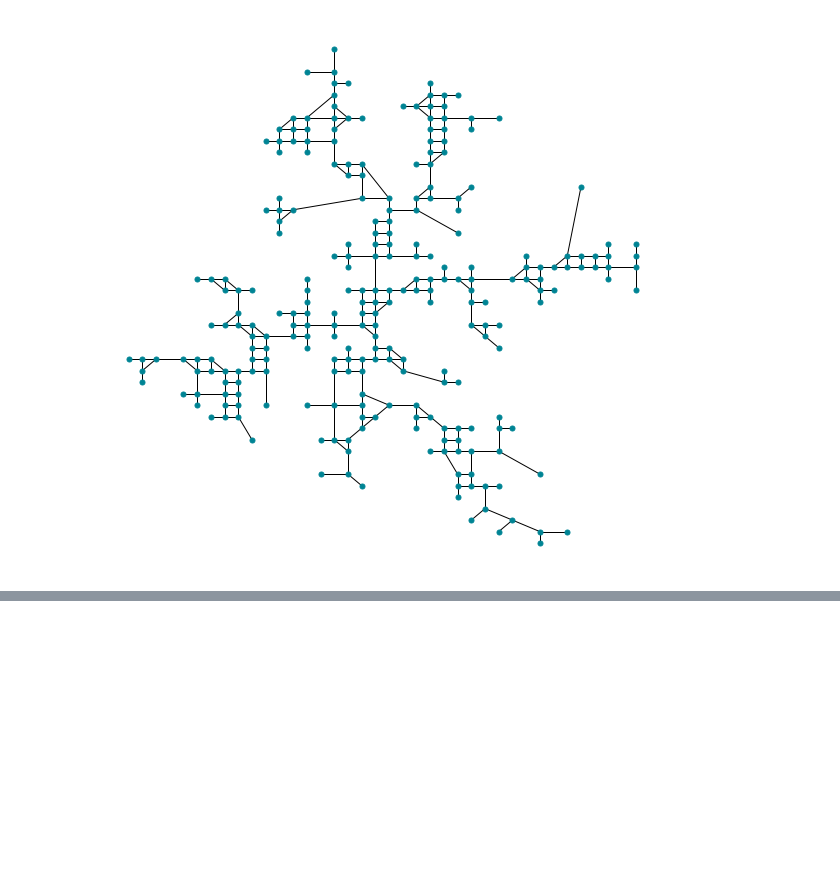
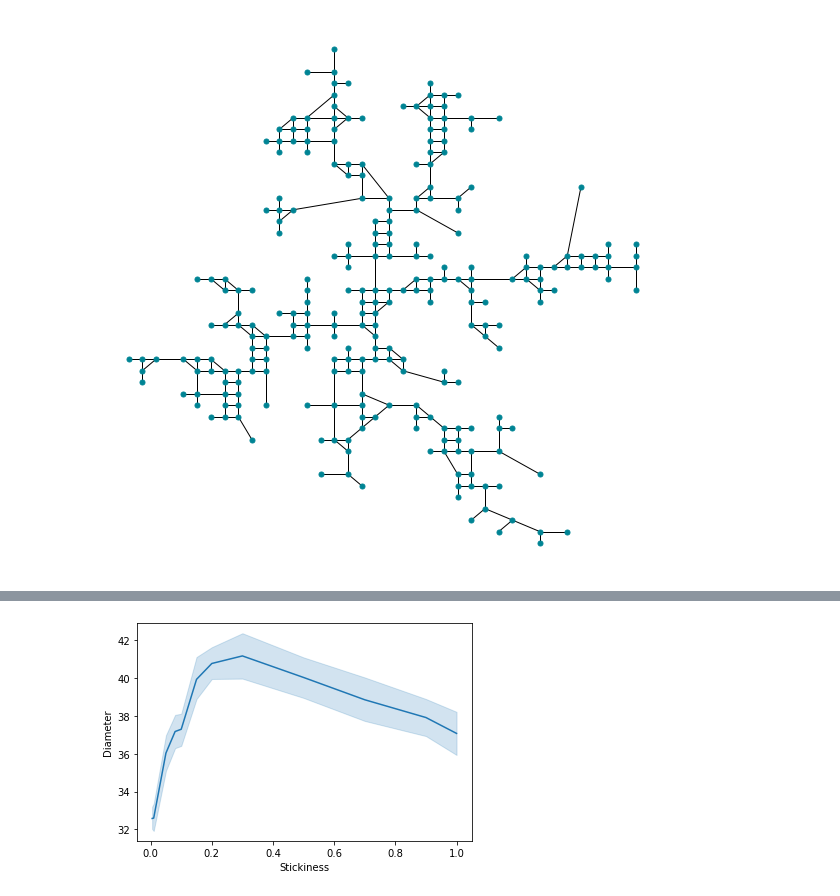
Before and after one commit to hellowithchicken/Complex_Systems, a Jupyter notebook: ignas-playground.ipynb, the cells around one changed output, grey strips where cells are left out. Cells and saved outputs as stored; diff of their text form; code cells hidden in the pictures; blank space fills up the shorter version.

```diff
--- a/ignas-playground.ipynb
+++ b/ignas-playground.ipynb
@@ -131,0 +136,2 @@ plt.savefig("figures/network_simplified.png")
+# %%
+df = pd.read_csv("results/changing_stickness_400_walkers/results.csv")
@@ -131,0 +147,9 @@ plt.savefig("figures/network_simplified.png")
+# %%
+sns.lineplot(data = df,
+            x = "stickiness",
+            y = "diameter")
+plt.ylabel("Diameter")
+plt.xlabel("Stickiness")
+plt.savefig("figures/diameter.png")
+# %% [output]
+[figure, added]
```
Also changed, not shown: parts of 11 cells of this notebook, 9 other files.
